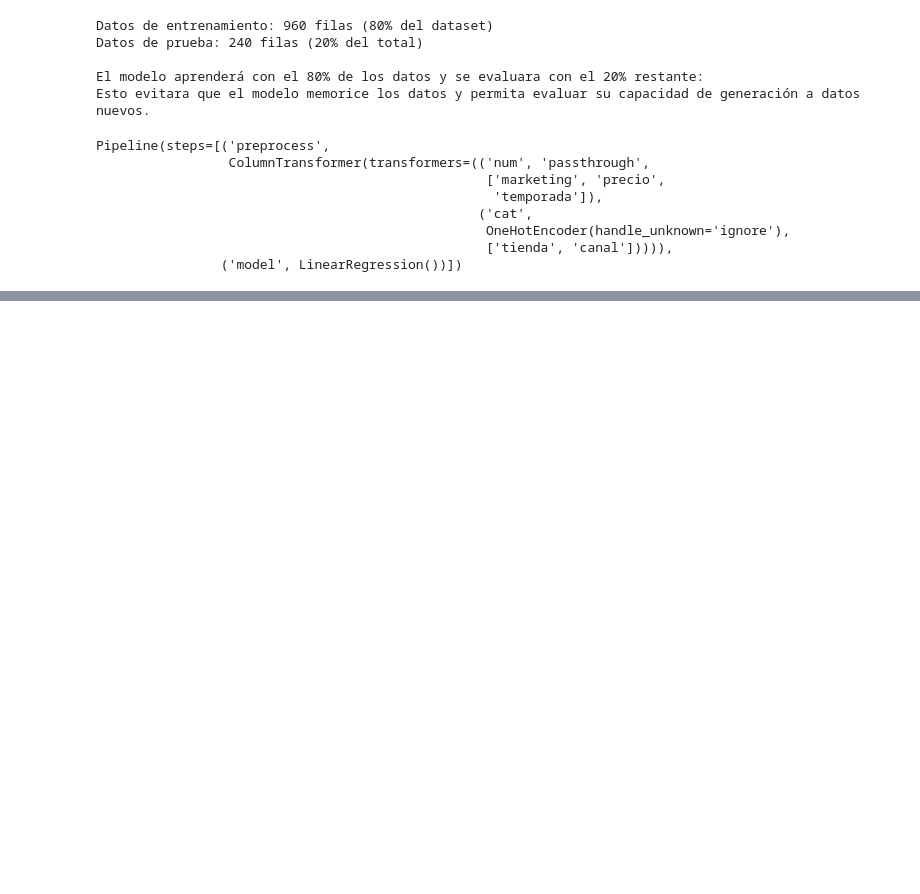
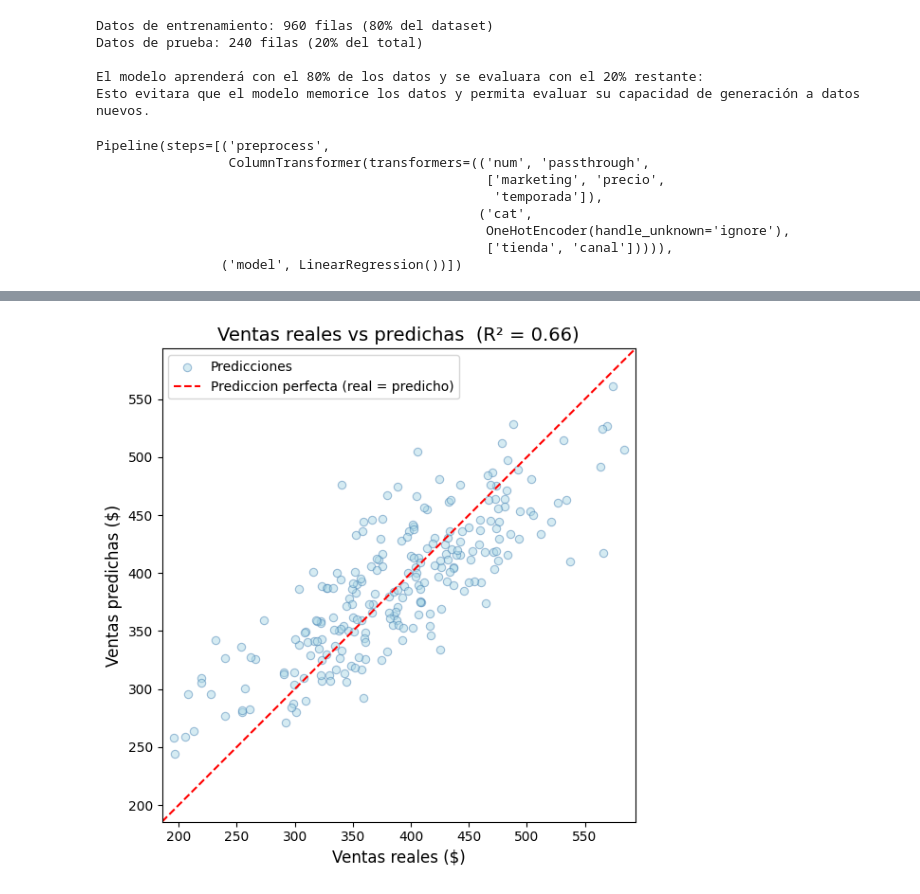
Before and after one commit to cesar95icesi/machine-learning-intep, a Jupyter notebook: Francisco_trejos/Mod_REG.ipynb, the cells around one changed output, grey strips where cells are left out. Saved outputs shown, nothing was run; the diff lists cells and outputs as text; code cells hidden in the pictures; blank space fills up the shorter version.

Commit message:
Entregable Modelo regresión - Francisco Trejos

```diff
--- a/Francisco_trejos/Mod_REG.ipynb
+++ b/Francisco_trejos/Mod_REG.ipynb
@@ -91,3 +91,5 @@ Pipeline(steps=[('preprocess',
                                                   OneHotEncoder(handle_unknown='ignore'),
                                                   ['tienda', 'canal'])))),
                 ('model', LinearRegression())])
+# %%
+pipe.fit(X_train, y_train) # entrnamos los datos de entrenamiento
@@ -93,0 +148,33 @@ Pipeline(steps=[('preprocess',
+# %%
+import matplotlib.pyplot as plt
+# --- Gráfica de Ventas Reales vs Predichas con línea de tendencia ---
+fig, ax = plt.subplots(figsize=(8, 6))
+
+# Cada punto es una observación del set de prueba
+# Eje X = venta real, Eje Y = venta predicha por el modelo
+ax.scatter(y_test, y_pred, alpha=0.5, edgecolors="steelblue",
+           facecolors="lightblue", linewidths=0.8, label="Predicciones")
+
+# Línea de predicción perfecta (donde real = predicho)
+# Si el modelo fuera perfecto, todos los puntos estarían sobre esta línea
+limite_min = min(y_test.min(), y_pred.min()) - 10
+limite_max = max(y_test.max(), y_pred.max()) + 10
+ax.plot([limite_min, limite_max], [limite_min, limite_max],
+        color="red", linestyle="--", linewidth=1.5,
+        label="Prediccion perfecta (real = predicho)")
+
+# Etiquetas y título
+ax.set_xlabel("Ventas reales ($)", fontsize=12)
+ax.set_ylabel("Ventas predichas ($)", fontsize=12)
+ax.set_title(f"Ventas reales vs predichas  (R² = {r2:.2f})", fontsize=14)
+ax.legend(fontsize=10)
+
+# Ajustar los ejes para que tengan la misma escala
+ax.set_xlim(limite_min, limite_max)
+ax.set_ylim(limite_min, limite_max)
+ax.set_aspect("equal")
+
+plt.tight_layout()
+plt.show()
+# %% [output]
+[figure, added]
```
Also changed, not shown: parts of 6 cells of this notebook, 2 other files.
